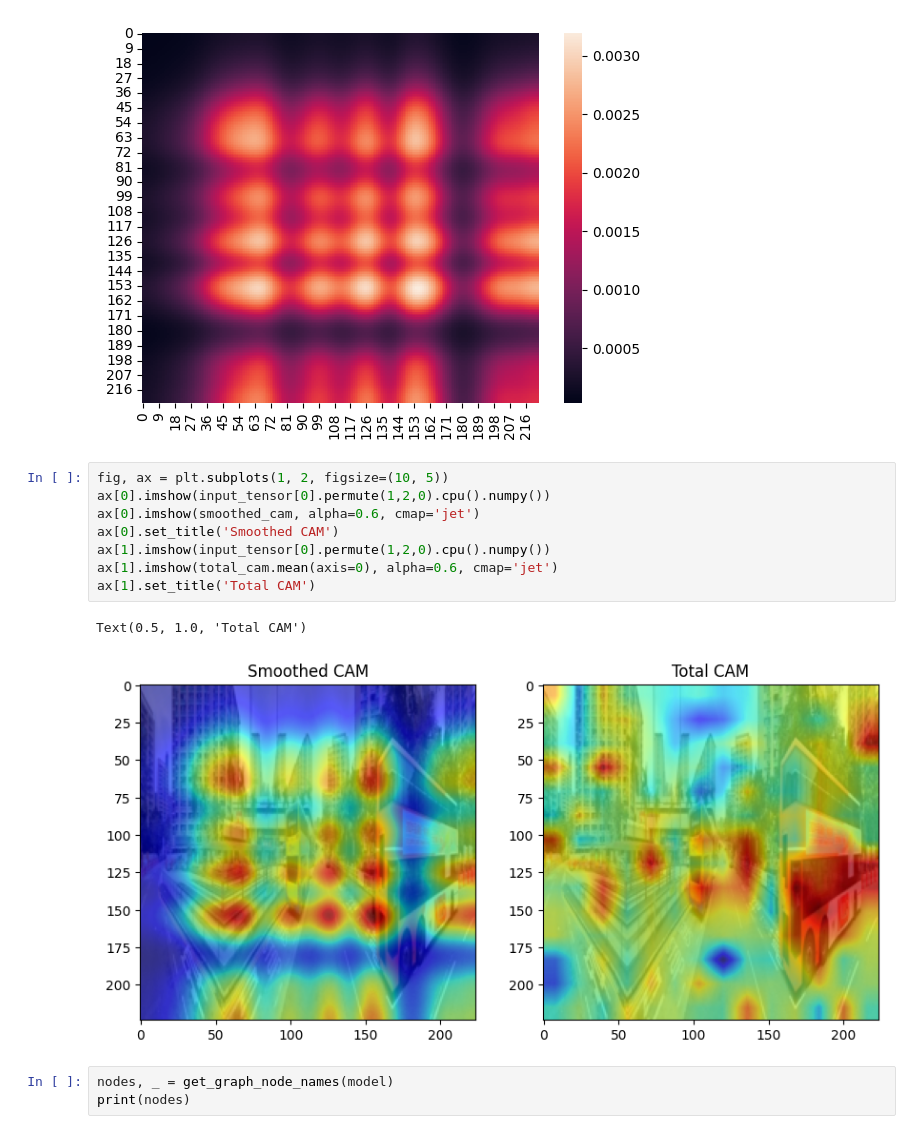
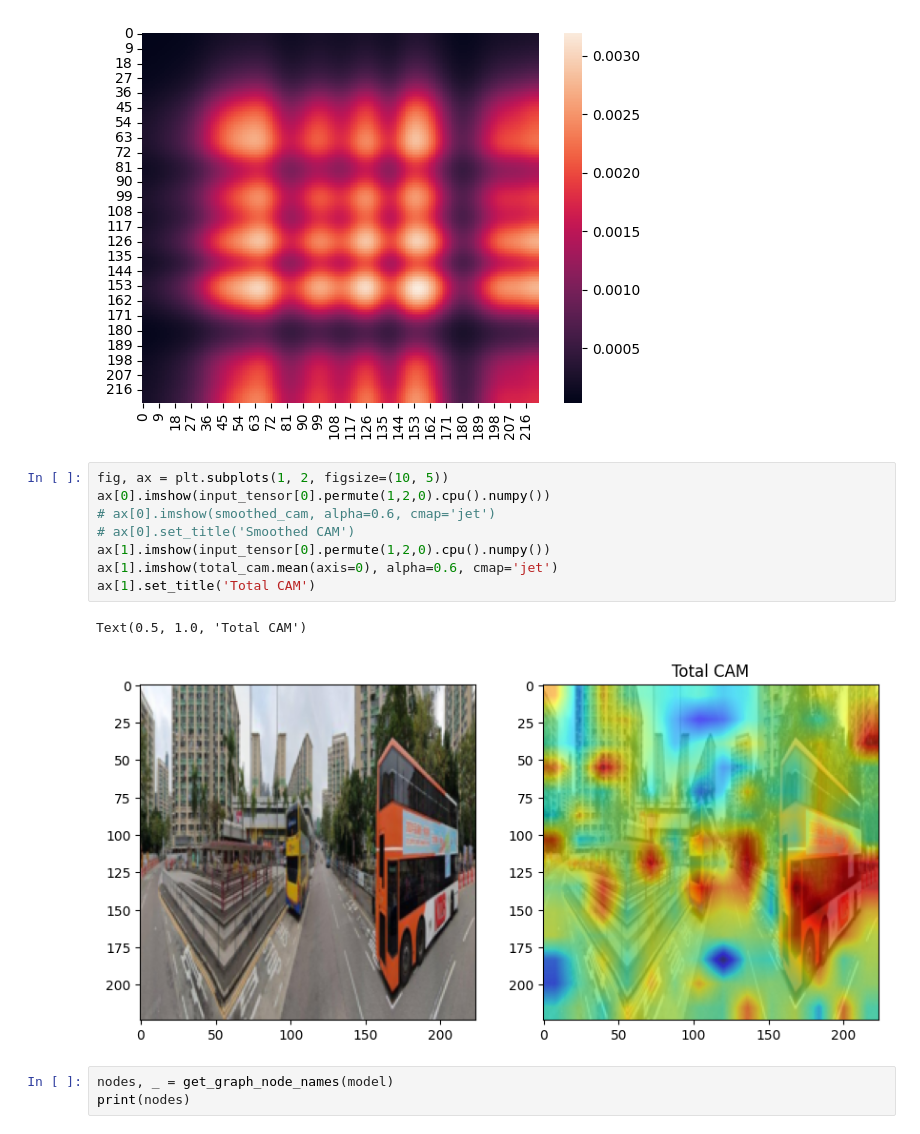
Before and after one commit to CeHouGIS/Safety_Perception_HK, a Jupyter notebook: safety_perception_model/single_model/prediction.ipynb, the cells around one changed output. Drawn from its saved outputs; the diff is of its cells as text.

```diff
--- a/safety_perception_model/single_model/prediction.ipynb
+++ b/safety_perception_model/single_model/prediction.ipynb
@@ -304,14 +304,14 @@ sns.heatmap(smoothed_cam)
 # %%
 fig, ax = plt.subplots(1, 2, figsize=(10, 5))
 ax[0].imshow(input_tensor[0].permute(1,2,0).cpu().numpy())
-ax[0].imshow(smoothed_cam, alpha=0.6, cmap='jet')
-ax[0].set_title('Smoothed CAM')
+# ax[0].imshow(smoothed_cam, alpha=0.6, cmap='jet')
+# ax[0].set_title('Smoothed CAM')
 ax[1].imshow(input_tensor[0].permute(1,2,0).cpu().numpy())
 ax[1].imshow(total_cam.mean(axis=0), alpha=0.6, cmap='jet')
 ax[1].set_title('Total CAM')
 # %% [output]
 Text(0.5, 1.0, 'Total CAM')
-[figure, old version]
+[figure, new version]
 # %%
 nodes, _ = get_graph_node_names(model)
 print(nodes)
```
Also changed, not shown: parts of 24 cells of this notebook, 4 other files.
